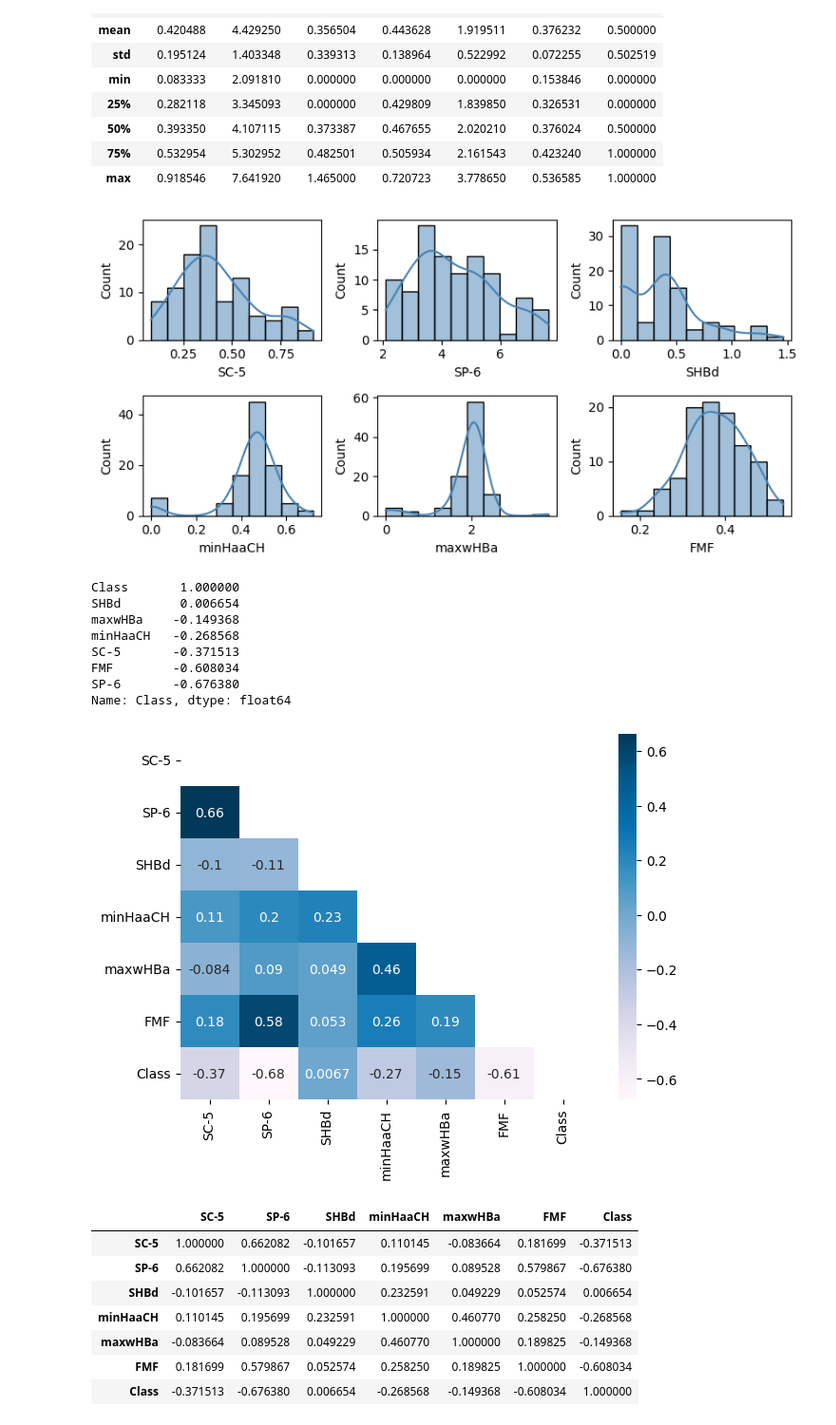
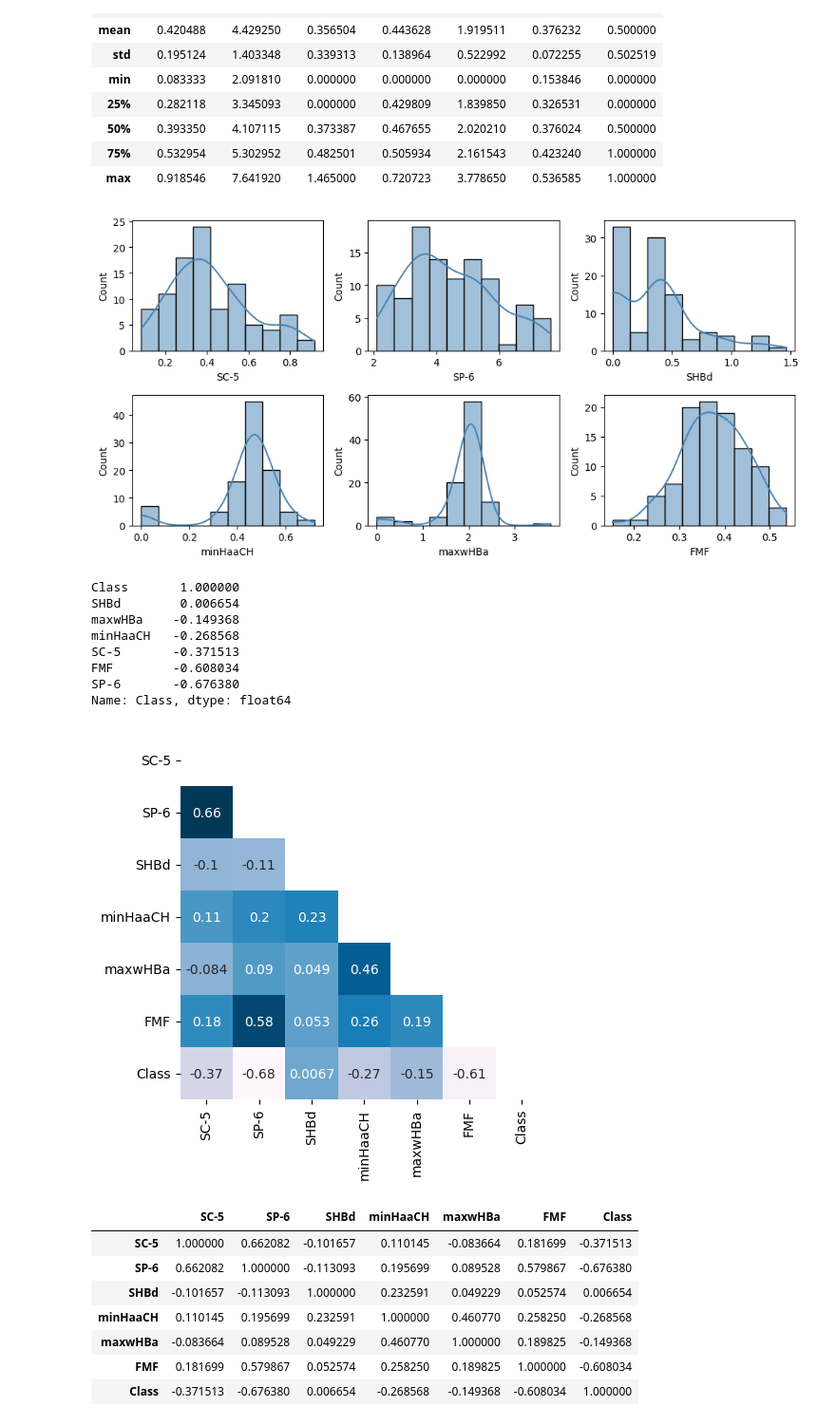
Before and after one commit to trizkynoviandy/sirtuin6-BFE-classification, a Jupyter notebook: sirtuin_6.ipynb, the cells around one changed output. Shown: that part at 95% size. Saved outputs shown, nothing was run; the diff lists cells and outputs as text; code cells hidden in the pictures.

```diff
--- a/sirtuin_6.ipynb
+++ b/sirtuin_6.ipynb
@@ -62,7 +81,7 @@ df.describe()
 | 75% | 0.532954 | 5.302952 | 0.482501 | 0.505934 | 2.161543 | 0.423240 | 1.000000 |
 | max | 0.918546 | 7.641920 | 1.465000 | 0.720723 | 3.778650 | 0.536585 | 1.000000 |
 # %%
-fig, axes = plt.subplots(2, 3, figsize=(8, 4))
+fig, axes = plt.subplots(2, 3, figsize=(10, 5))
 
 features = list(df.columns)
 
@@ -76,7 +95,7 @@ for i in range(2):
 plt.tight_layout()
 plt.show()
 # %% [output]
-[figure, old version]
+[figure, new version]
 # %%
 import numpy as np
 # %%
@@ -93,13 +112,13 @@ Name: Class, dtype: float64
 # %%
 correlation = df.corr()
 
 mask = np.triu(np.ones_like(correlation, dtype=bool))
-plt.figure(figsize=(7,5))
-ax_ = sns.heatmap(correlation, cmap="PuBu", annot=True, annot_kws={"size":10}, mask=mask)
+plt.figure(figsize=(5,5))
+ax_ = sns.heatmap(correlation, cmap="PuBu", annot=True, annot_kws={"size":10}, mask=mask, cbar=False)
 
 ax_.tick_params(axis='both', which='major', labelsize=10)
 # %% [output]
-[figure, old version]
+[figure, new version]
 # %%
 df.corr()
 # %% [output]
```
Also changed, not shown: parts of 6 cells of this notebook.
